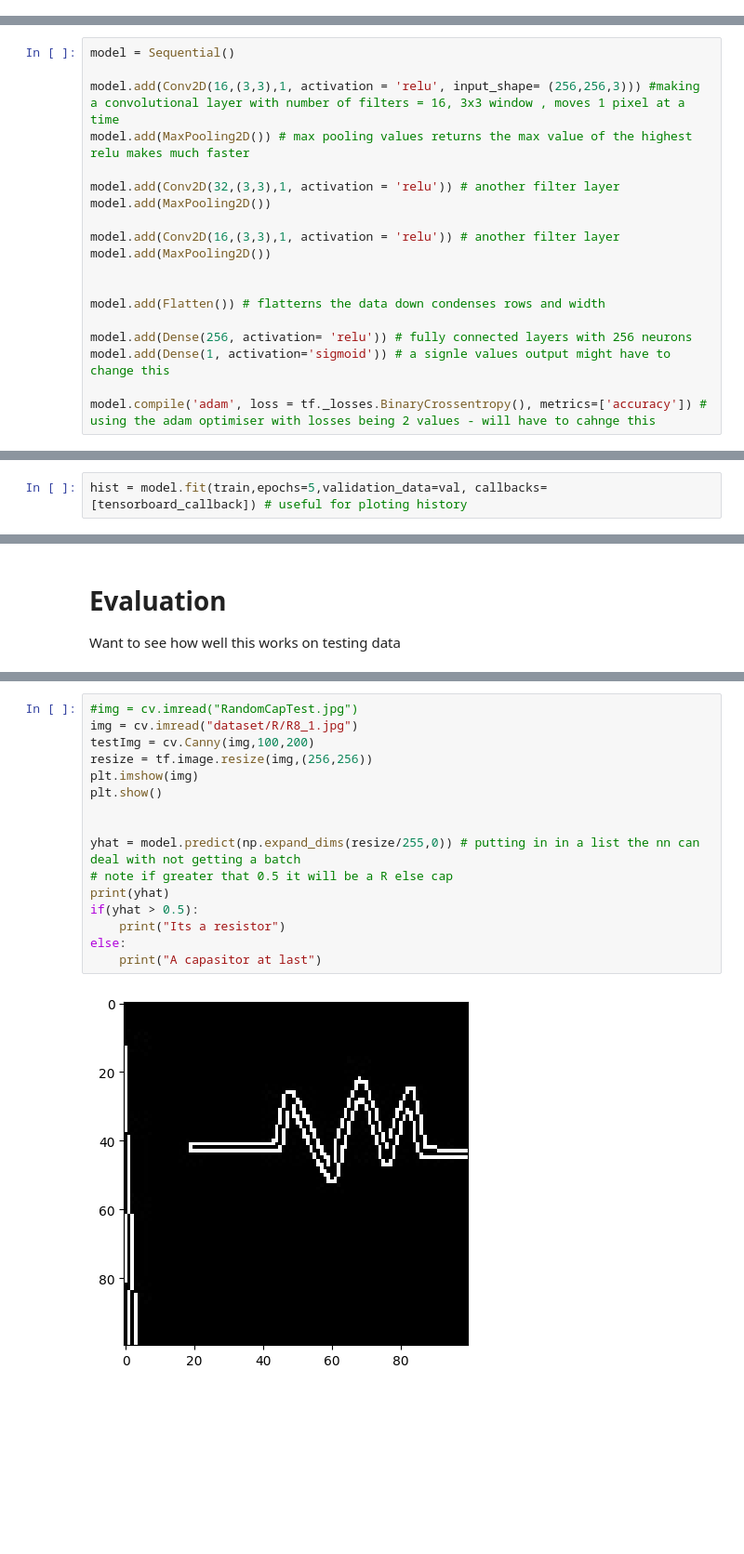
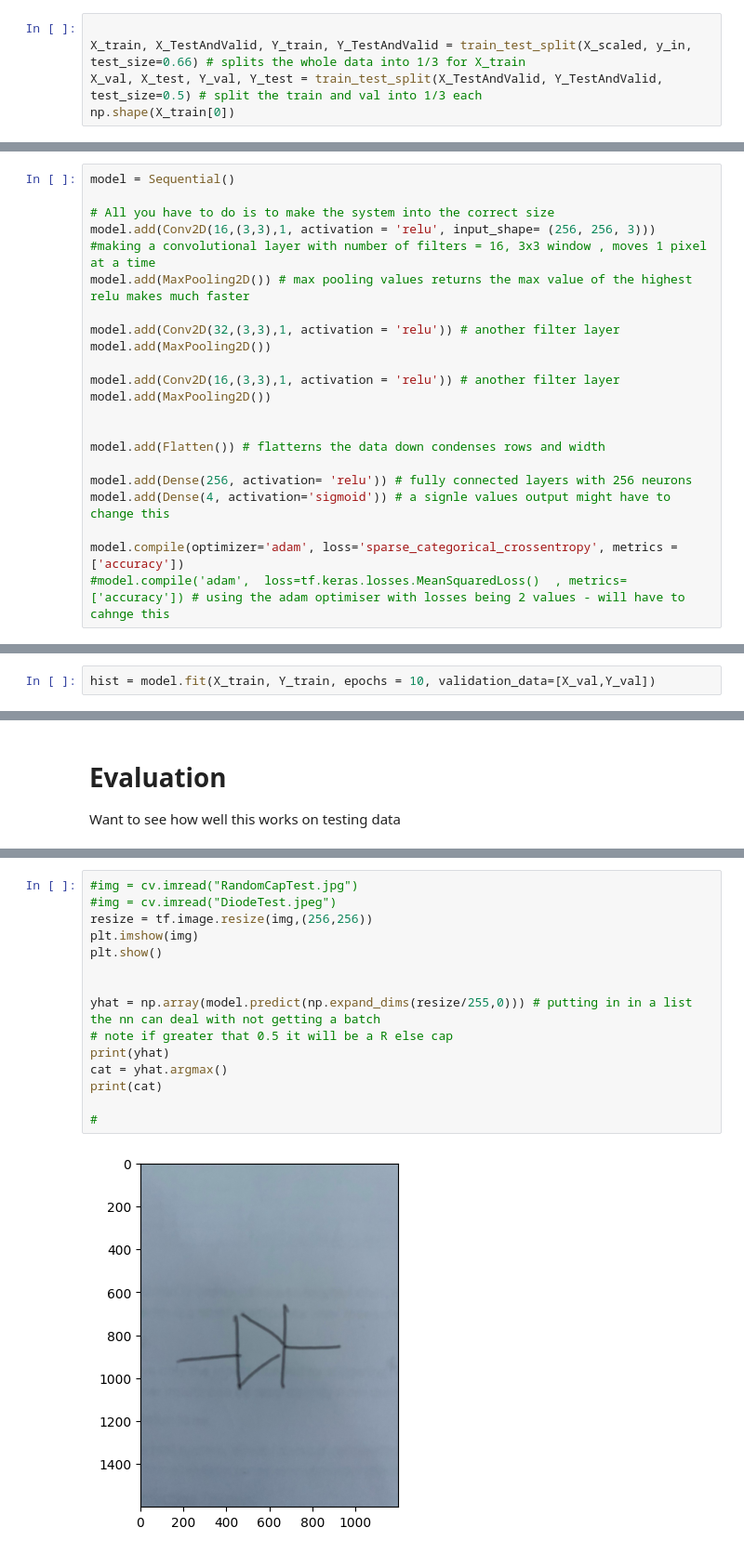
Before and after one commit to ThomasLukeGreenwood/EEE4114_SymbolDetect, a Jupyter notebook: predicitons.ipynb, the cells around one changed output, grey strips where cells are left out. Shown at 93% size. Drawn from its saved outputs; the diff is of its cells as text; blank space fills up the shorter version.

```diff
--- a/predicitons.ipynb
+++ b/predicitons.ipynb
@@ -73,0 +100,5 @@ test = data.skip(test_size).skip(val_size).take(test_size)
+# %%
+
+X_train, X_TestAndValid, Y_train, Y_TestAndValid = train_test_split(X_scaled, y_in, test_size=0.66) # splits the whole data into 1/3 for X_train
+X_val, X_test, Y_val, Y_test = train_test_split(X_TestAndValid, Y_TestAndValid, test_size=0.5) # split the train and val into 1/3 each
+np.shape(X_train[0])
@@ -81,7 +115,8 @@ from tensorflow.keras.layers import Conv2D, MaxPooling2D, Dense,Flatten, Dropout
 # %%
 model = Sequential()
 
-model.add(Conv2D(16,(3,3),1, activation = 'relu', input_shape= (256,256,3))) #making a convolutional layer with number of filters = 16, 3x3 window , moves 1 pixel at a time
+# All you have to do is to make the system into the correct size
+model.add(Conv2D(16,(3,3),1, activation = 'relu', input_shape= (256, 256, 3))) #making a convolutional layer with number of filters = 16, 3x3 window , moves 1 pixel at a time
 model.add(MaxPooling2D()) # max pooling values returns the max value of the highest relu makes much faster
 
 model.add(Conv2D(32,(3,3),1, activation = 'relu')) # another filter layer
@@ -94,9 +129,10 @@ model.add(MaxPooling2D())
 model.add(Flatten()) # flatterns the data down condenses rows and width
 
 model.add(Dense(256, activation= 'relu')) # fully connected layers with 256 neurons
-model.add(Dense(1, activation='sigmoid')) # a signle values output might have to change this
+model.add(Dense(4, activation='sigmoid')) # a signle values output might have to change this
 
-model.compile('adam', loss = tf._losses.BinaryCrossentropy(), metrics=['accuracy']) # using the adam optimiser with losses being 2 values - will have to cahnge this
+model.compile(optimizer='adam', loss='sparse_categorical_crossentropy', metrics = ['accuracy'])
+#model.compile('adam',  loss=tf.keras.losses.MeanSquaredLoss()  , metrics=['accuracy']) # using the adam optimiser with losses being 2 values - will have to cahnge this
 # %% [markdown]
 # Displaying what the model looks like
 # %%
@@ -130,5 +166,3 @@ logsdir = 'logs'
 tensorboard_callback = tf.keras.callbacks.TensorBoard(log_dir=logsdir) # estabilishing a log directory
 # %% [markdown]
 # Fitting the data (training)
-# %%
-hist = model.fit(train,epochs=5,validation_data=val, callbacks=[tensorboard_callback]) # useful for ploting history
@@ -145,0 +169,2 @@ Epoch 5/5
+# %%
+hist = model.fit(X_train, Y_train, epochs = 10, validation_data=[X_val,Y_val])
@@ -193,18 +240,17 @@ Precision:1.0, Recall:1.0, Accuracy:1.0
 # %%
 #img = cv.imread("RandomCapTest.jpg")
-img = cv.imread("dataset/R/R8_1.jpg")
-testImg = cv.Canny(img,100,200)
+#img = cv.imread("DiodeTest.jpeg")
 resize = tf.image.resize(img,(256,256))
 plt.imshow(img)
 plt.show()
 
 
-yhat = model.predict(np.expand_dims(resize/255,0)) # putting in in a list the nn can deal with not getting a batch
+yhat = np.array(model.predict(np.expand_dims(resize/255,0))) # putting in in a list the nn can deal with not getting a batch
 # note if greater that 0.5 it will be a R else cap
 print(yhat)
-if(yhat > 0.5):
-    print("Its a resistor")
-else:
-    print("A capasitor at last")
+cat = yhat.argmax()
+print(cat)
+
+#
 # %% [output]
-[figure, old version]
+[figure, new version]
```
Also changed, not shown: parts of 28 cells of this notebook, 1 other file.
